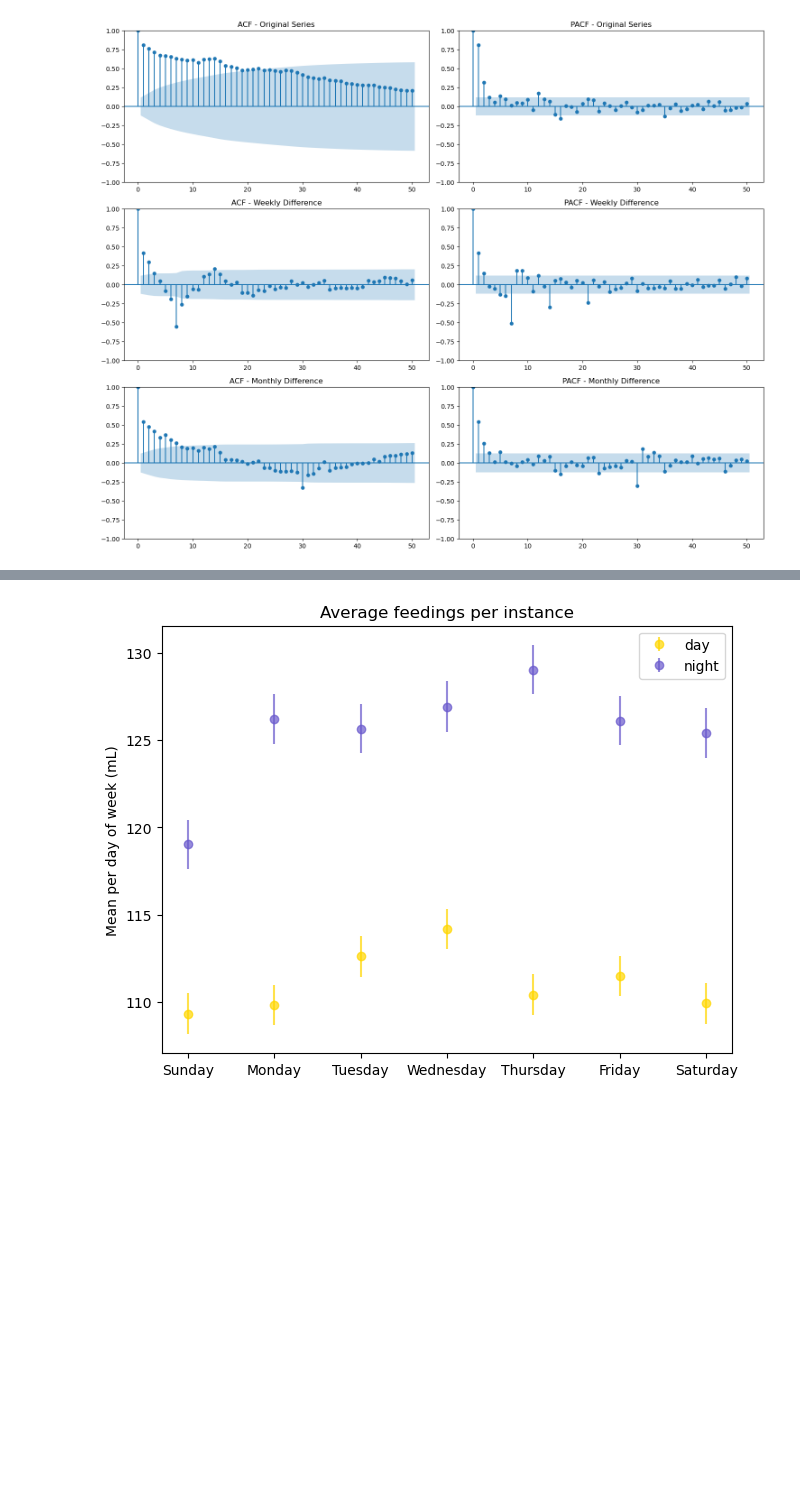
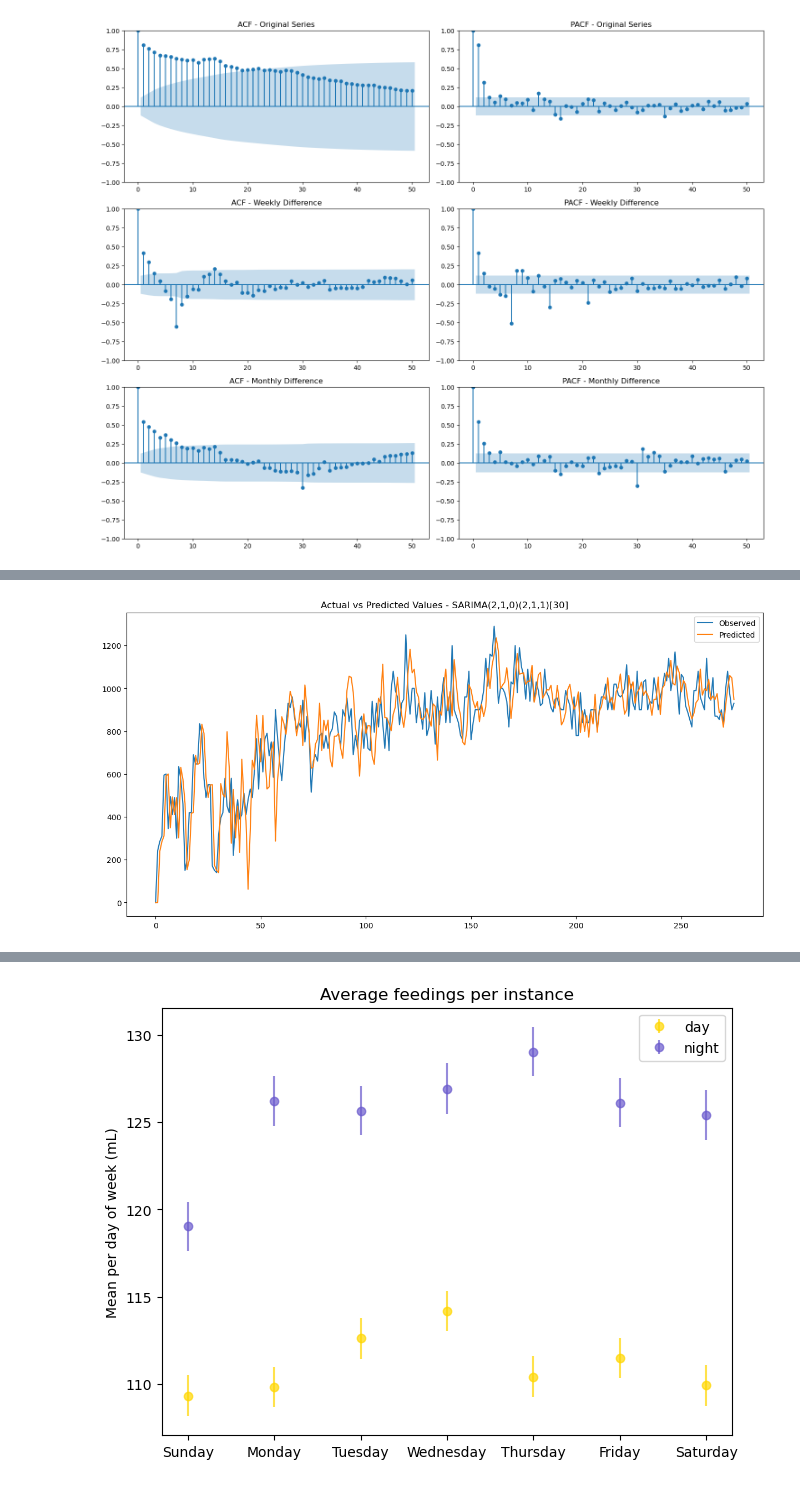
Before and after one commit to deividribeiro/baby_growth_tracking, a Jupyter notebook: mybaby.ipynb, the cells around one changed output, grey strips where cells are left out. Saved outputs shown, nothing was run; the diff lists cells and outputs as text; code cells hidden in the pictures; blank space fills up the shorter version.

Commit message:
SARIMA and GARCH.

```diff
--- a/mybaby.ipynb
+++ b/mybaby.ipynb
@@ -404,0 +344,22 @@ plt.savefig("figures/sarima_predictions.png")
+# %%
+# Compare AIC and BIC scores
+scores = pd.DataFrame({
+    'Model': ['SARIMA(2,1,0)(1,1,0)[7]',
+              'SARIMA(2,1,1)(1,1,0)[7]',
+              'SARIMA(2,1,0)(1,1,1)[7]',
+              'SARIMA(2,1,0)(1,1,0)[30]',
+              'SARIMA(2,1,1)(1,1,0)[30]',
+              'SARIMA(2,1,0)(1,1,1)[30]',
+              'SARIMA(2,1,0)(2,1,1)[30]',],
+    'AIC': [result.aic for result in results],
+    'BIC': [result.bic for result in results]
+})
+
+print("Model Comparison:")
+print(scores)
+
+# Get best model based on AIC
+best_model_idx = scores['AIC'].idxmin()
+best_model = results[best_model_idx]
+print(f"\nBest model based on AIC: {scores.iloc[best_model_idx]['Model']}")
+best_model.summary()
@@ -404,0 +471,12 @@ plt.savefig("figures/sarima_predictions.png")
+# %%
+# Plot actual vs predicted values
+fig, ax = plt.subplots(figsize=(12, 6))
+
+ax.plot(feeding_ts, label='Observed')
+best_model.fittedvalues.plot(ax=ax, label='Predicted')
+# plt.ylim(4.5,7.5)
+plt.legend()
+plt.title(f"Actual vs Predicted Values - {scores.iloc[best_model_idx]['Model']}")
+plt.savefig("figures/sarima_predictions.png")
+# %% [output]
+[figure, added]
```
Also changed, not shown: parts of 14 cells of this notebook, 2 other files.
